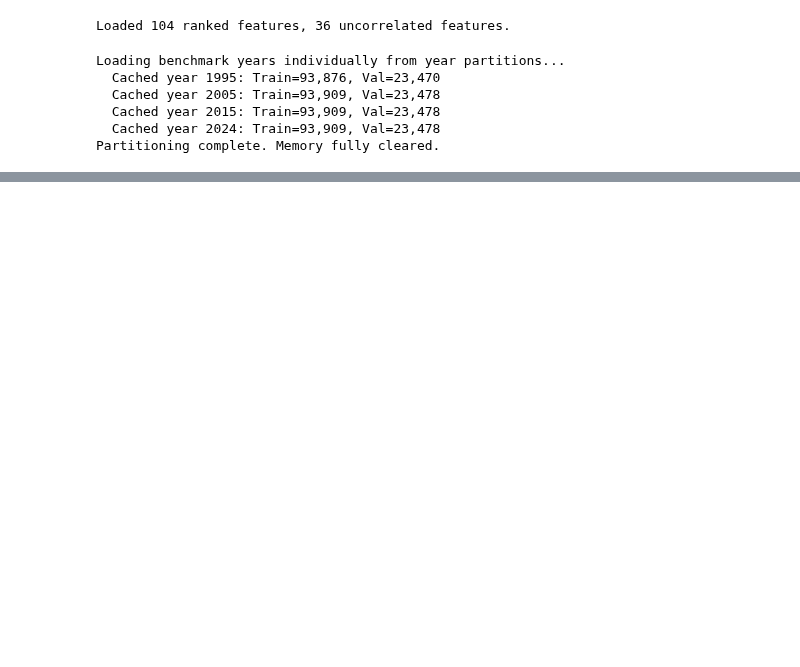
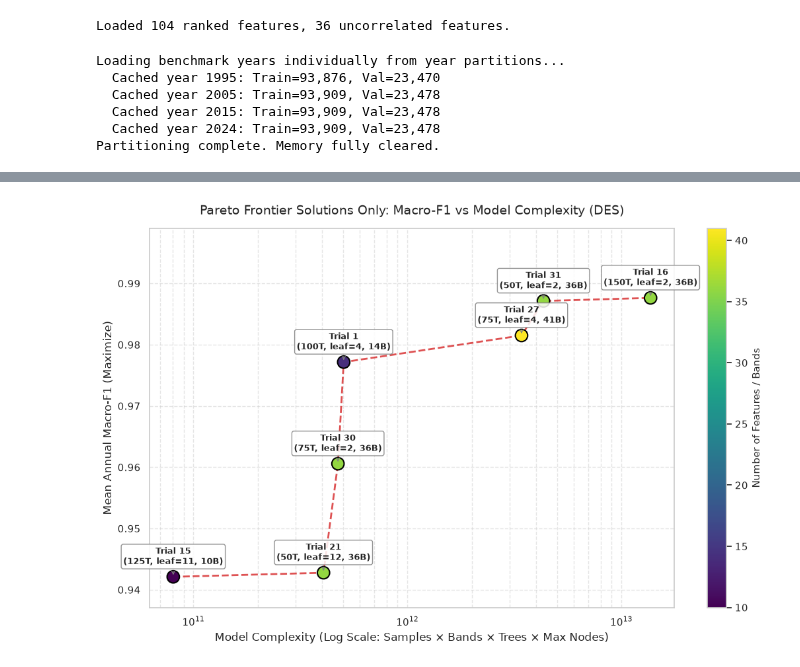
Before and after one commit to Nirzaree/ioln-final-parameter-search, a Jupyter notebook: 3c_regional_optuna_study.ipynb, the cells around one changed output, grey strips where cells are left out. Cells and saved outputs as stored; diff of their text form; code cells hidden in the pictures; blank space fills up the shorter version.

Commit message:
more detailed optuna output viz and saving the trials for next notebook to select the best trial

```diff
--- a/3c_regional_optuna_study.ipynb
+++ b/3c_regional_optuna_study.ipynb
@@ -213 +250,96 @@ fig.show()
 fig.write_html(output_config_dir / f"{TARGET_REGION}_pareto_frontier.html")
+# %%
+# --- Dedicated Pareto Frontier Inspection Plot ---
+
+# 1. Filter specifically to Pareto-optimal trials
+pareto_records = []
+for t in study.best_trials:
+    strat = t.params.get("feature_strategy", "all")
+    if strat == "uncorrelated":
+        n_feats = len(uncorr_ranked)
+    else:
+        n_feats = t.params.get("max_input_features", len(all_ranked))
+
+    pareto_records.append({
+        "trial_number": t.number,
+        "macro_f1": float(t.values[0]),
+        "model_complexity": float(t.values[1]),
+        "total_samples": t.user_attrs.get("total_samples"),
+        "num_features": t.user_attrs.get("num_features", n_feats),
+        "max_nodes": t.user_attrs.get("max_nodes"),
+        "trees": t.params.get("numberOfTrees"),
+        "min_leaf": t.params.get("minLeafPopulation"),
+        "sampling": t.params.get("sampling_strategy"),
+        "feature_strat": strat,
+        "train_fraction": t.params.get("train_fraction")
+    })
+
+df_pareto = pd.DataFrame(pareto_records).sort_values("model_complexity")
+
+# 2. Render plot
+fig, ax = plt.subplots(figsize=(11, 7))
+
+# Draw the step-like boundary across complexity
+ax.plot(
+    df_pareto["model_complexity"],
+    df_pareto["macro_f1"],
+    color="#d62728",
+    linestyle="--",
+    linewidth=2,
+    alpha=0.8,
+    zorder=2,
+    label="Pareto Efficient Frontier"
+)
+
+# Scatter points sized by number of trees, colored by feature count
+scatter = ax.scatter(
+    df_pareto["model_complexity"],
+    df_pareto["macro_f1"],
+    c=df_pareto["num_features"],
+    cmap="viridis",
+    s=180,
+    edgecolor="black",
+    linewidth=1.5,
+    zorder=3
+)
+
+# Colorbar for feature count
+cbar = plt.colorbar(scatter, ax=ax)
+cbar.set_label("Number of Features / Bands", fontsize=11)
+
+# Annotate each point with Trial # and core hyperparameters
+for _, row in df_pareto.iterrows():
+    label_text = f"Trial {int(row['trial_number'])}\n({int(row['trees'])}T, leaf={int(row['min_leaf'])}, {int(row['num_features'])}B)"
+    ax.annotate(
+        label_text,
+        xy=(row["model_complexity"], row["macro_f1"]),
+        xytext=(0, 14),
+        textcoords="offset points",
+        ha="center",
+        fontsize=9,
+        fontweight="bold",
+        bbox=dict(boxstyle="round,pad=0.25", fc="white", ec="gray", alpha=0.85),
+        arrowprops=dict(arrowstyle="->", connectionstyle="arc3,rad=0", color="gray", lw=0.8)
+    )
+
+ax.set_xscale("log")  # Complexity spans orders of magnitude (1e10 to 1e13)
+ax.set_title(f"Pareto Frontier Solutions Only: Macro-F1 vs Model Complexity ({TARGET_REGION})", fontsize=14, pad=15)
+ax.set_xlabel("Model Complexity (Log Scale: Samples × Bands × Trees × Max Nodes)", fontsize=12)
+ax.set_ylabel("Mean Annual Macro-F1 (Maximize)", fontsize=12)
+ax.grid(True, which="both", linestyle="--", alpha=0.5)
+
+# Expand margins so annotation boxes don't get clipped
+y_margin = (df_pareto["macro_f1"].max() - df_pareto["macro_f1"].min()) * 0.25
+ax.set_ylim(df_pareto["macro_f1"].min() - 0.005, df_pareto["macro_f1"].max() + y_margin)
+
+plt.tight_layout()
+pareto_only_path = output_config_dir / f"{TARGET_REGION}_pareto_only_frontier.png"
+plt.savefig(pareto_only_path, dpi=300, bbox_inches="tight")
+plt.show()
+
+# 3. Print a clean summary table of just the Pareto points
+print("\n=== Pareto-Optimal Candidates Table ===")
+display_cols = ["trial_number", "macro_f1", "model_complexity", "total_samples", "num_features", "trees", "min_leaf", "feature_strat", "sampling"]
+print(df_pareto[display_cols].to_string(index=False))
+# %% [output]
+[figure, added]
```
Also changed, not shown: parts of 10 cells of this notebook.
